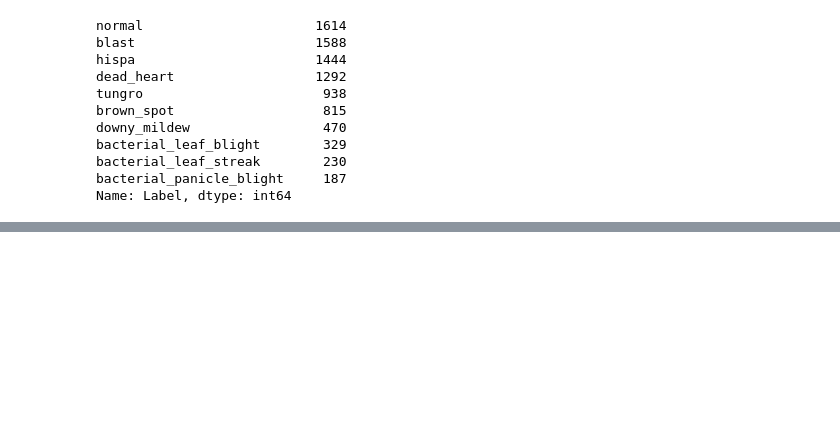
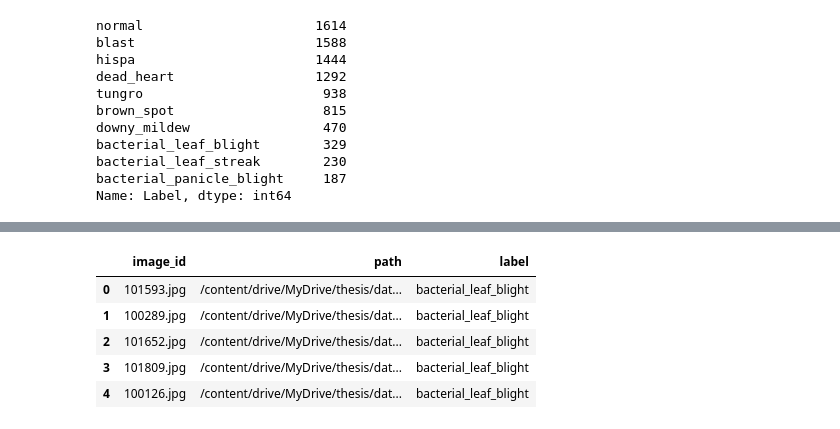
Before and after one commit to anikch/paddy, a Jupyter notebook: offline_augmentation.ipynb, the cells around one changed output, grey strips where cells are left out. Cells and saved outputs as stored; diff of their text form; code cells hidden in the pictures; blank space fills up the shorter version.

```diff
--- a/offline_augmentation.ipynb
+++ b/offline_augmentation.ipynb
@@ -140,0 +199,15 @@ for i in class_names:
+# %%
+val_directory= '/content/drive/MyDrive/thesis/dataset/paddy_doctor/val'
+val_files= list(glob(os.path.join(val_directory, '*', '*.jpg')))
+val_labels= list(map(lambda x: x.split('/')[-2],val_files))
+val_id= list(map(lambda x: x.split('/')[-1],val_files))
+final_val_df= pd.DataFrame(list(zip(val_id, val_files, val_labels)), columns= ['image_id', 'path','label'])
+
+final_val_df.head()
+# %% [output]
+|  | image_id | path | label |
+| 0 | 101593.jpg | /content/drive/MyDrive/thesis/dat... | bacterial_leaf_blight |
+| 1 | 100289.jpg | /content/drive/MyDrive/thesis/dat... | bacterial_leaf_blight |
+| 2 | 101652.jpg | /content/drive/MyDrive/thesis/dat... | bacterial_leaf_blight |
+| 3 | 101809.jpg | /content/drive/MyDrive/thesis/dat... | bacterial_leaf_blight |
+| 4 | 100126.jpg | /content/drive/MyDrive/thesis/dat... | bacterial_leaf_blight |
```
Also changed, not shown: parts of 7 cells of this notebook.
